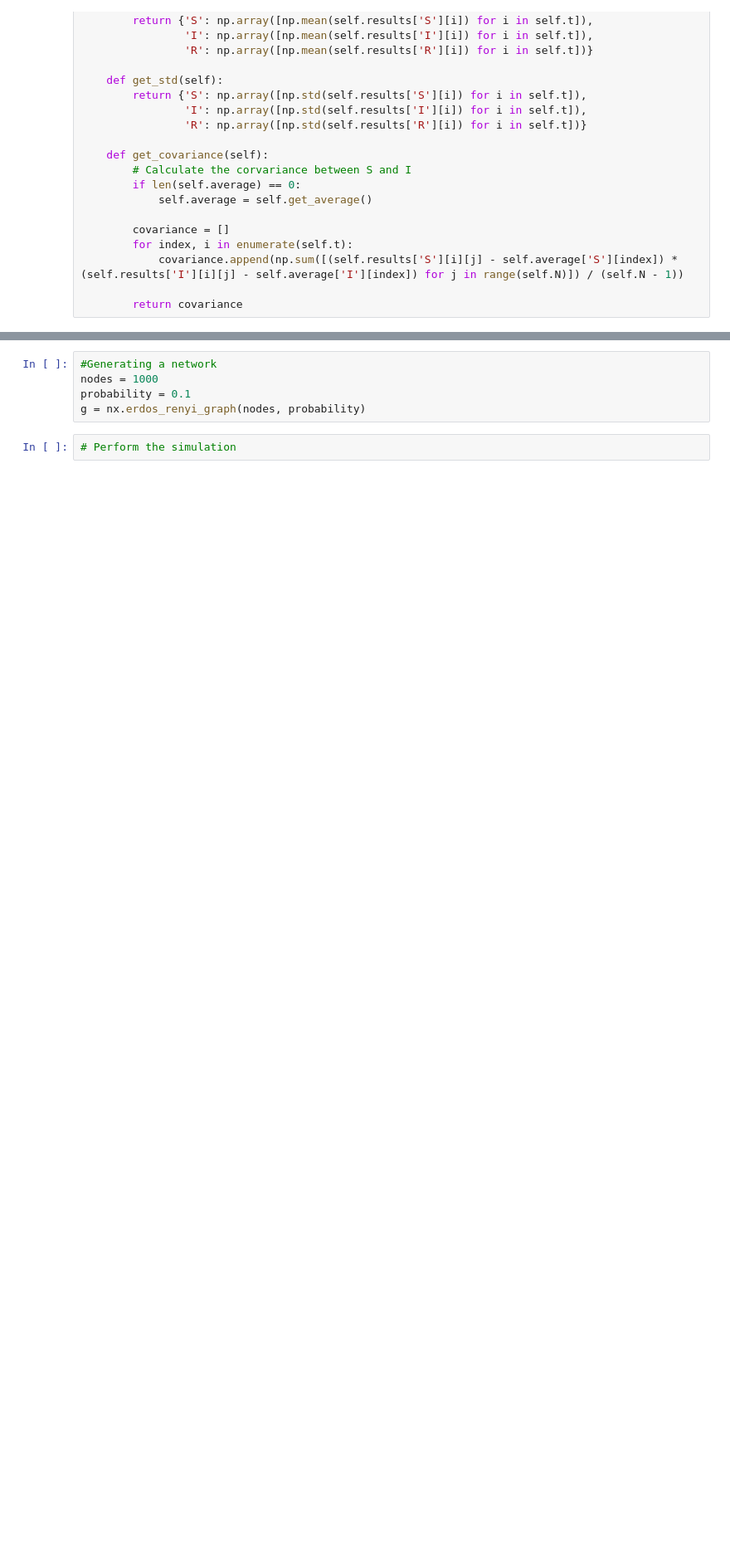
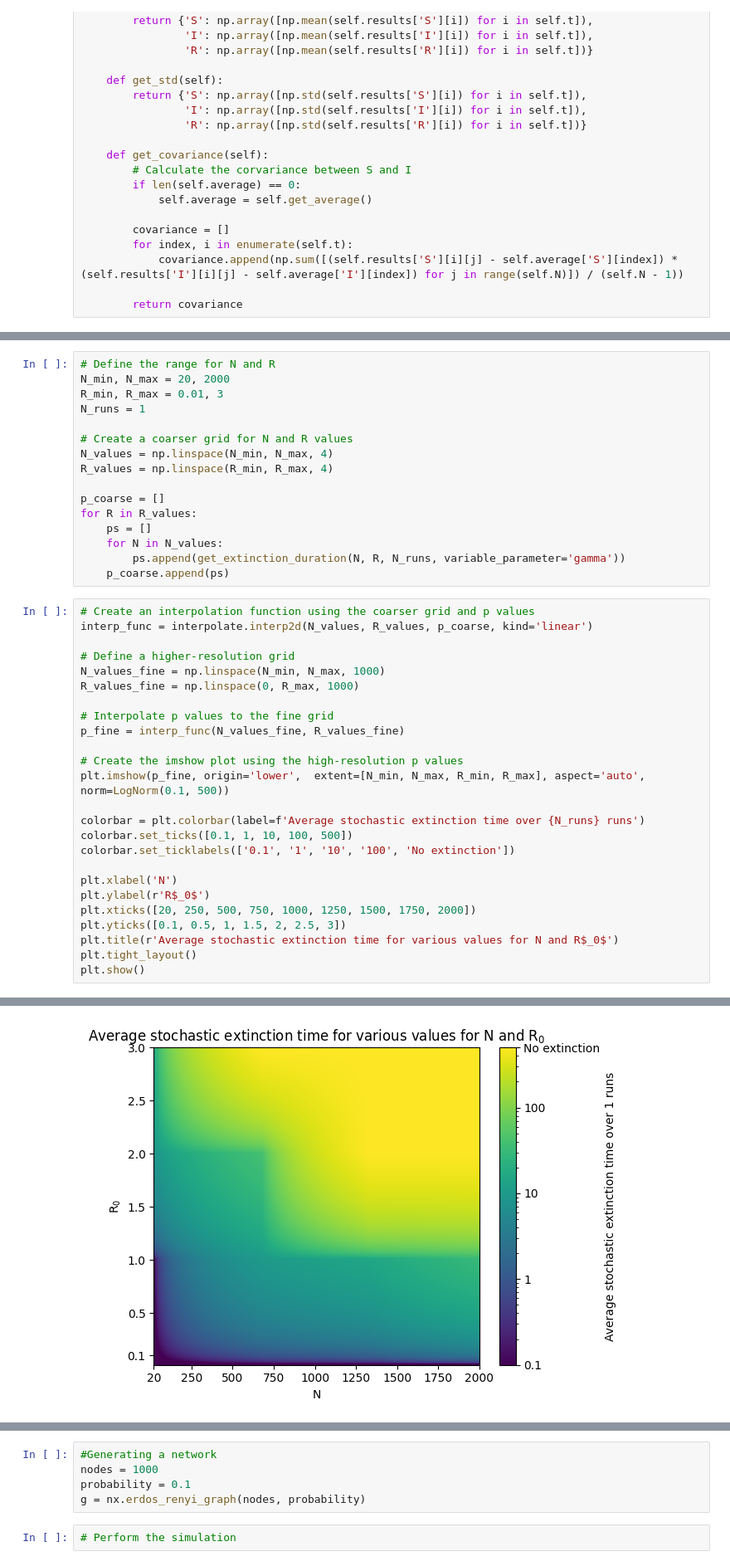
Before and after one commit to JTimmr/CS_Assignment_2, a Jupyter notebook: main.ipynb, the cells around one changed output, grey strips where cells are left out. Shown at 83% size. Saved outputs shown, nothing was run; the diff lists cells and outputs as text; blank space fills up the shorter version.

```diff
--- a/main.ipynb
+++ b/main.ipynb
@@ -545,0 +607,42 @@ plt.show()
+# %%
+# Define the range for N and R
+N_min, N_max = 20, 2000
+R_min, R_max = 0.01, 3
+N_runs = 1
+
+# Create a coarser grid for N and R values
+N_values = np.linspace(N_min, N_max, 4)
+R_values = np.linspace(R_min, R_max, 4)
+
+p_coarse = []
+for R in R_values:
+    ps = []
+    for N in N_values:
+        ps.append(get_extinction_duration(N, R, N_runs, variable_parameter='gamma'))
+    p_coarse.append(ps)
+# %%
+# Create an interpolation function using the coarser grid and p values
+interp_func = interpolate.interp2d(N_values, R_values, p_coarse, kind='linear')
+
+# Define a higher-resolution grid
+N_values_fine = np.linspace(N_min, N_max, 1000)
+R_values_fine = np.linspace(0, R_max, 1000)
+
+# Interpolate p values to the fine grid
+p_fine = interp_func(N_values_fine, R_values_fine)
+
+# Create the imshow plot using the high-resolution p values
+plt.imshow(p_fine, origin='lower',  extent=[N_min, N_max, R_min, R_max], aspect='auto', norm=LogNorm(0.1, 500))
+
+colorbar = plt.colorbar(label=f'Average stochastic extinction time over {N_runs} runs')
+colorbar.set_ticks([0.1, 1, 10, 100, 500])
+colorbar.set_ticklabels(['0.1', '1', '10', '100', 'No extinction'])
+
+plt.xlabel('N')
+plt.ylabel(r'R$_0$')
+plt.xticks([20, 250, 500, 750, 1000, 1250, 1500, 1750, 2000])
+plt.yticks([0.1, 0.5, 1, 1.5, 2, 2.5, 3])
+plt.title(r'Average stochastic extinction time for various values for N and R$_0$')
+plt.tight_layout()
+plt.show()
+# %% [output]
@@ -545,0 +666 @@ plt.show()
+[figure, added]
```
Also changed, not shown: parts of 15 cells of this notebook.
